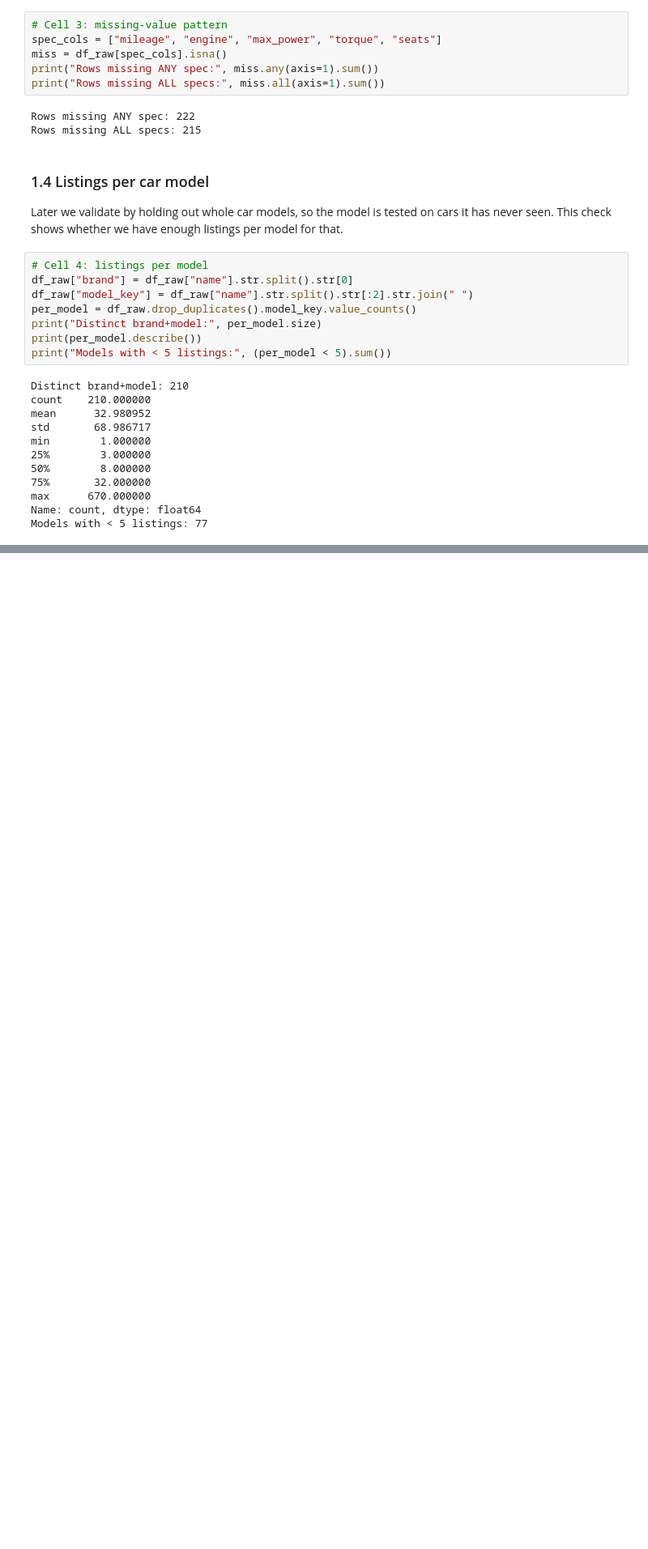
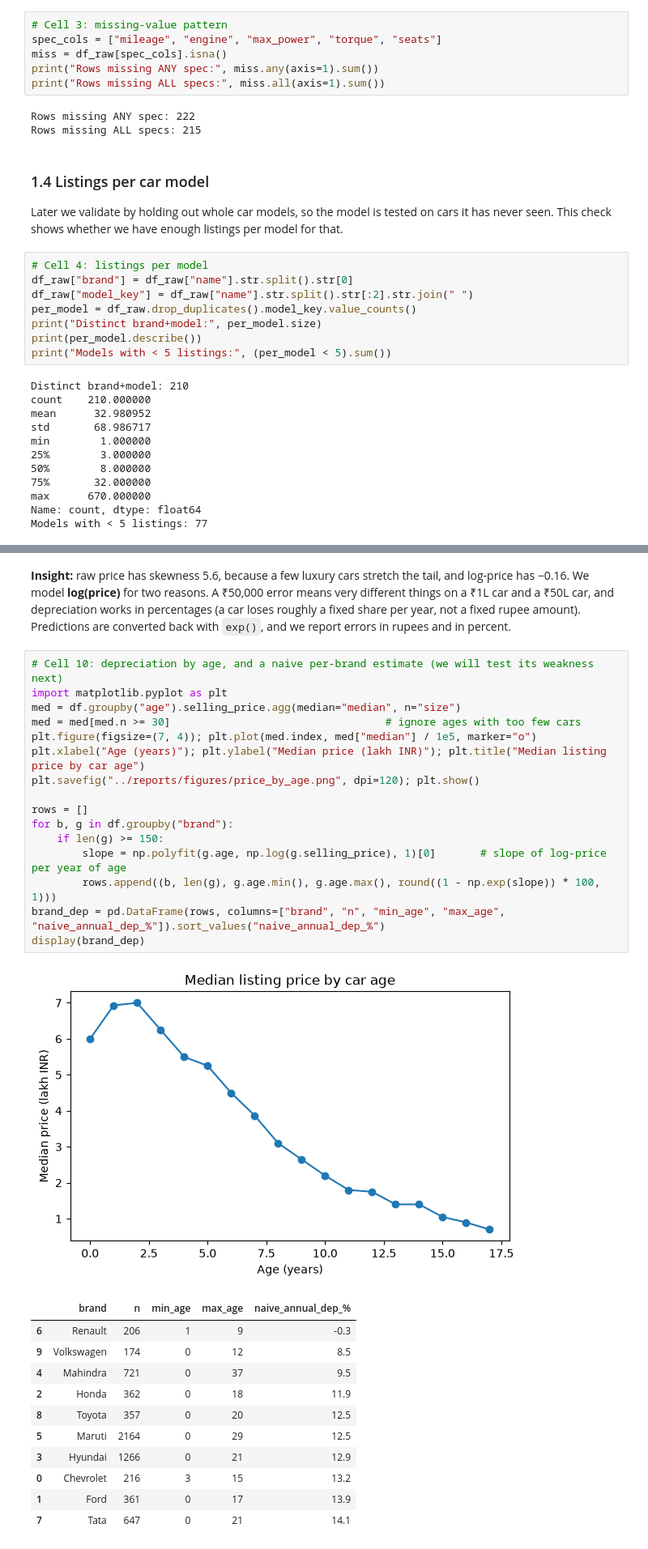
Before and after one commit to aayaan-khan/Used-Cars-Cost-Prediction, a Jupyter notebook: notebooks/Used_Cars_Cost_Prediction.ipynb, the cells around one changed output, grey strips where cells are left out. Shown at 81% size. Drawn from its saved outputs; the diff is of its cells as text; blank space fills up the shorter version.

```diff
--- a/notebooks/Used_Cars_Cost_Prediction.ipynb
+++ b/notebooks/Used_Cars_Cost_Prediction.ipynb
@@ -94,0 +239,31 @@ Models with < 5 listings: 77
+# %% [markdown]
+**Insight:** raw price has skewness 5.6, because a few luxury cars stretch the tail, and log-price has −0.16. We model **log(price)** for two reasons. A ₹50,000 error means very different things on a ₹1L car and a ₹50L car, and depreciation works in percentages (a car loses roughly a fixed share per year, not a fixed rupee amount). Predictions are converted back with `exp()`, and we report errors in rupees and in percent.
+# %%
+# Cell 10: depreciation by age, and a naive per-brand estimate (we will test its weakness next)
+import matplotlib.pyplot as plt
+med = df.groupby("age").selling_price.agg(median="median", n="size")
+med = med[med.n >= 30]                                  # ignore ages with too few cars
+plt.figure(figsize=(7, 4)); plt.plot(med.index, med["median"] / 1e5, marker="o")
+plt.xlabel("Age (years)"); plt.ylabel("Median price (lakh INR)"); plt.title("Median listing price by car age")
+plt.savefig("../reports/figures/price_by_age.png", dpi=120); plt.show()
+
+rows = []
+for b, g in df.groupby("brand"):
+    if len(g) >= 150:
+        slope = np.polyfit(g.age, np.log(g.selling_price), 1)[0]       # slope of log-price per year of age
+        rows.append((b, len(g), g.age.min(), g.age.max(), round((1 - np.exp(slope)) * 100, 1)))
+brand_dep = pd.DataFrame(rows, columns=["brand", "n", "min_age", "max_age", "naive_annual_dep_%"]).sort_values("naive_annual_dep_%")
+display(brand_dep)
+# %% [output]
+[figure, added]
+|  | brand | n | min_age | max_age | naive_annual_dep_% |
+| 6 | Renault | 206 | 1 | 9 | -0.3 |
+| 9 | Volkswagen | 174 | 0 | 12 | 8.5 |
+| 4 | Mahindra | 721 | 0 | 37 | 9.5 |
+| 2 | Honda | 362 | 0 | 18 | 11.9 |
+| 8 | Toyota | 357 | 0 | 20 | 12.5 |
+| 5 | Maruti | 2164 | 0 | 29 | 12.5 |
+| 3 | Hyundai | 1266 | 0 | 21 | 12.9 |
+| 0 | Chevrolet | 216 | 3 | 15 | 13.2 |
+| 1 | Ford | 361 | 0 | 17 | 13.9 |
+| 7 | Tata | 647 | 0 | 21 | 14.1 |
```
Also changed, not shown: parts of 36 cells of this notebook, 5 other files.
